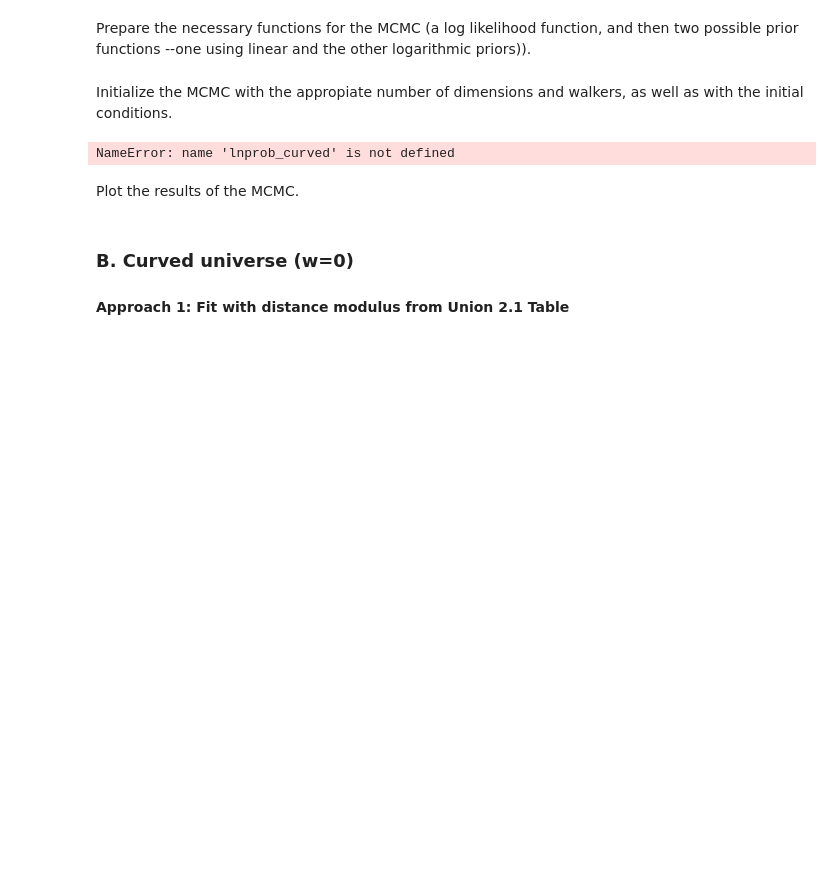
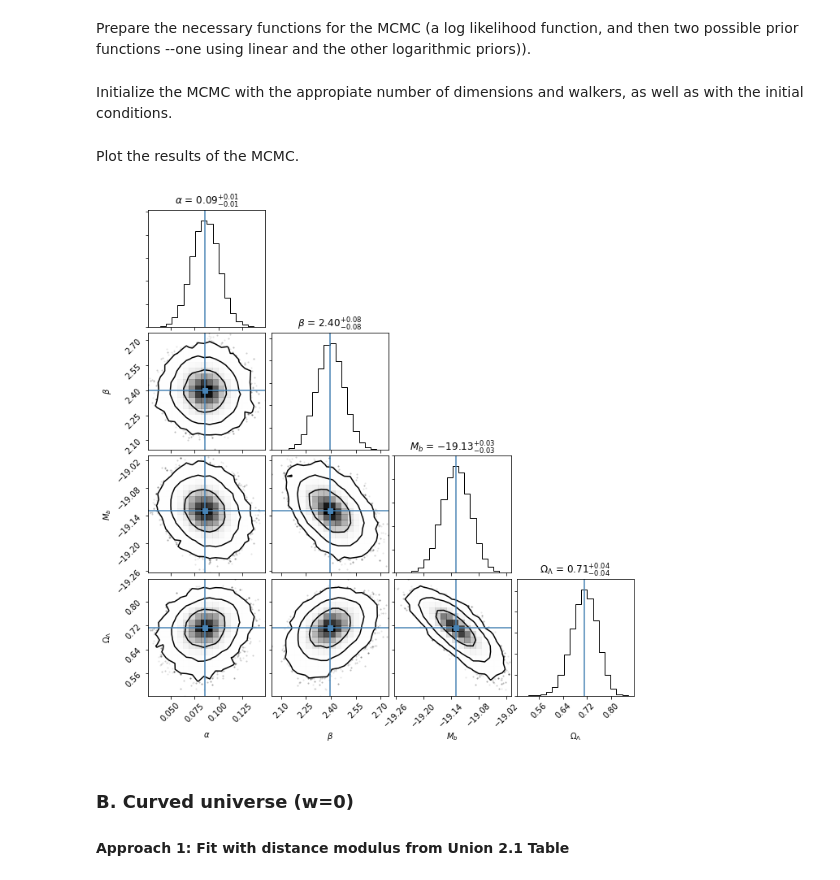
Before and after one commit to OriolAbril/cosmology, a Jupyter notebook: project.ipynb, the cells around one changed output. Cells and saved outputs as stored; diff of their text form; code cells hidden in the pictures; blank space fills up the shorter version.

```diff
--- a/project.ipynb
+++ b/project.ipynb
@@ -352,16 +355,16 @@ ndim, nwalkers = 4, 100
 initMC_flat = np.array([0.1,2.5,-19.3,.3])
 pos = [initMC_flat + 1e-4*np.random.randn(ndim) for i in range(nwalkers)]
 sampler_flat = emcee.EnsembleSampler(nwalkers, ndim, lnprob)
-sampler_flat.run_mcmc(pos, 1000);
+sampler_flat.run_mcmc(pos, 1500, progress=True);
-# %% [output]
-NameError: name 'lnprob_curved' is not defined
 # %% [markdown]
 Plot the results of the MCMC.
 # %%
-#samples_flat = sampler_flat.chain[:, 100:, :].reshape((-1, ndim))
-samples_flat = np.loadtxt('samples/samples_flat.dat')
+samples_flat = sampler_flat.chain[:, 100:, :].reshape((-1, ndim))
+#samples_flat = np.loadtxt('samples/samples_flat.dat')
 chi2_sys_lc_res_flat, chi2_sys_lc_err_flat = np.mean(samples_flat,axis=0),np.std(samples_flat,axis=0)
-fig = corner.corner(samples_flat, labels=[r"$\alpha$", r"$\beta$", r"$M_b$", r"$\Omega_m$", r"$\Omega_\Lambda$"],
+fig = corner.corner(samples_flat, labels=[r"$\alpha$", r"$\beta$", r"$M_b$", r"$\Omega_\Lambda$"],
                     truths=np.percentile(samples_flat,50,axis=0),show_titles=True,
-                    hist2d_kwargs={'levels':[.68,.95,.997]})
+                    levels=[.68,.95,.997])
+# %% [output]
+[figure, added]
 # %%
```
Also changed, not shown: parts of 19 cells of this notebook, 3 other files.
